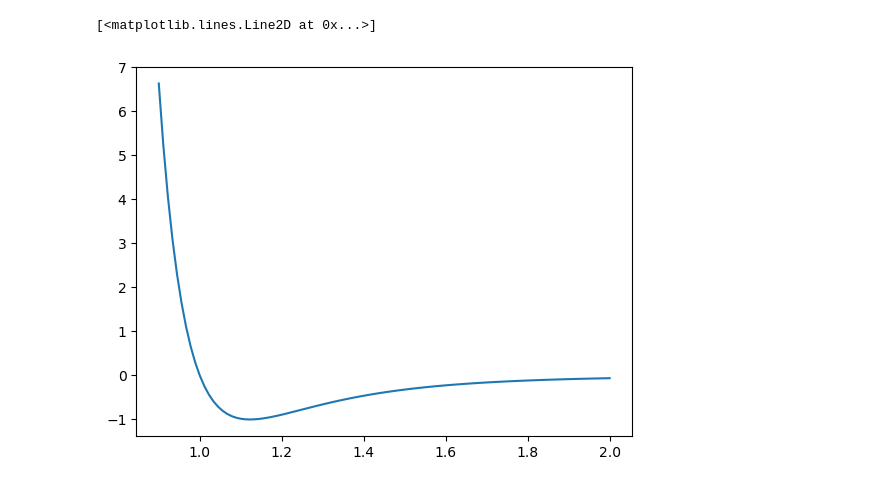
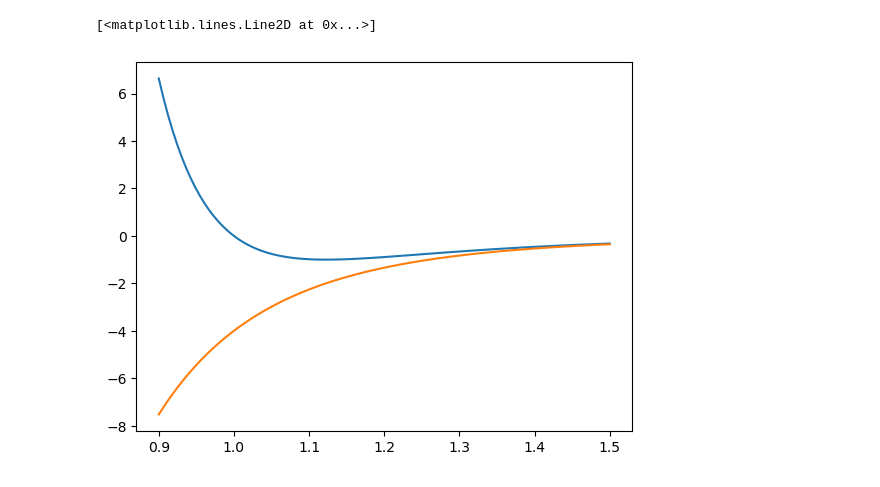
Before and after one commit to hy-wu/mc, a Jupyter notebook: the.ipynb, the cells around one changed output. Saved outputs shown, nothing was run; the diff lists cells and outputs as text; code cells hidden in the pictures.

```diff
--- a/the.ipynb
+++ b/the.ipynb
@@ -7,7 +7,7 @@ def l_j(r, sigma=1.0, epsilon=1.0):
     return 4 * epsilon * ((sigma / r) ** 12 - (sigma / r) ** 6)
 
 def neg(r, sigma=1.0, epsilon=1.0):
-    """Negative Lennard-Jones potential."""
+    """Attractive part of the Lennard-Jones potential."""
     return 4 * epsilon * (- (sigma / r) ** 6)
 
 def l_j_force(r, sigma=1.0, epsilon=1.0):
@@ -16,6 +56,8 @@ def l_j_force(r, sigma=1.0, epsilon=1.0):
 # %%
-rs = np.linspace(0.9, 2, 100)
+rs = np.linspace(0.9, 1.5, 100)
+# plt.figure(figsize=(10, 20))
 plt.plot(rs, l_j(rs), label='Lennard-Jones potential')
+plt.plot(rs, neg(rs), label='Attractive part of Lennard-Jones potential')
 # %% [output]
 [<matplotlib.lines.Line2D at 0x...>]
-[figure, old version]
+[figure, new version]
```
Also changed, not shown: parts of 3 cells of this notebook, 9 other files.
